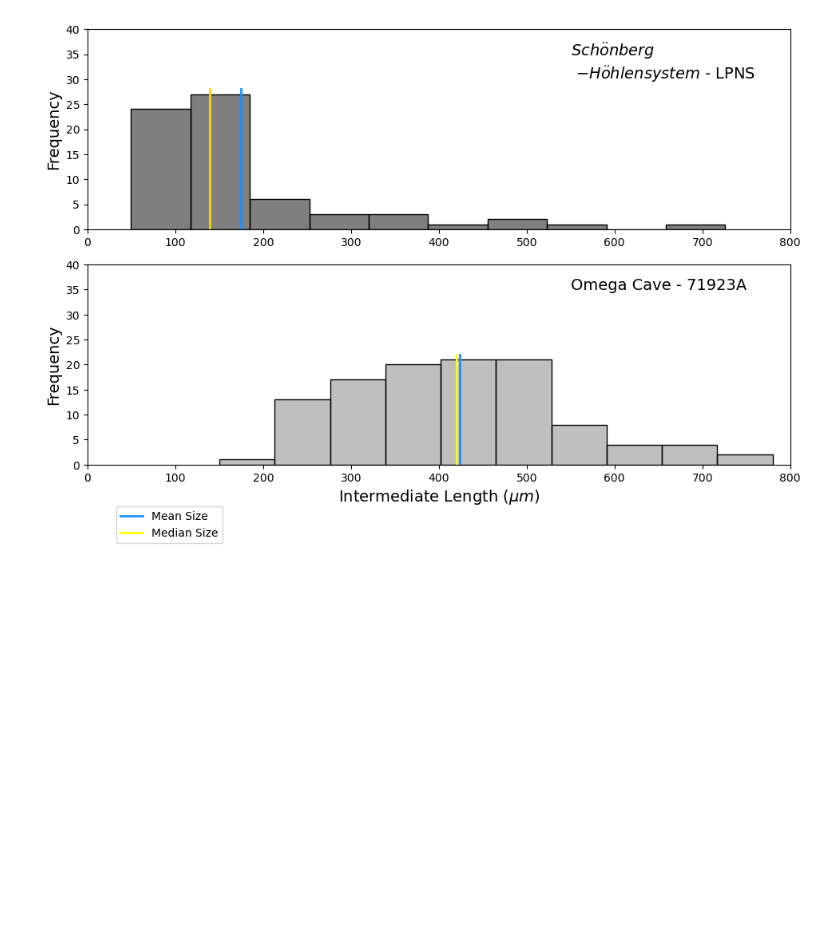
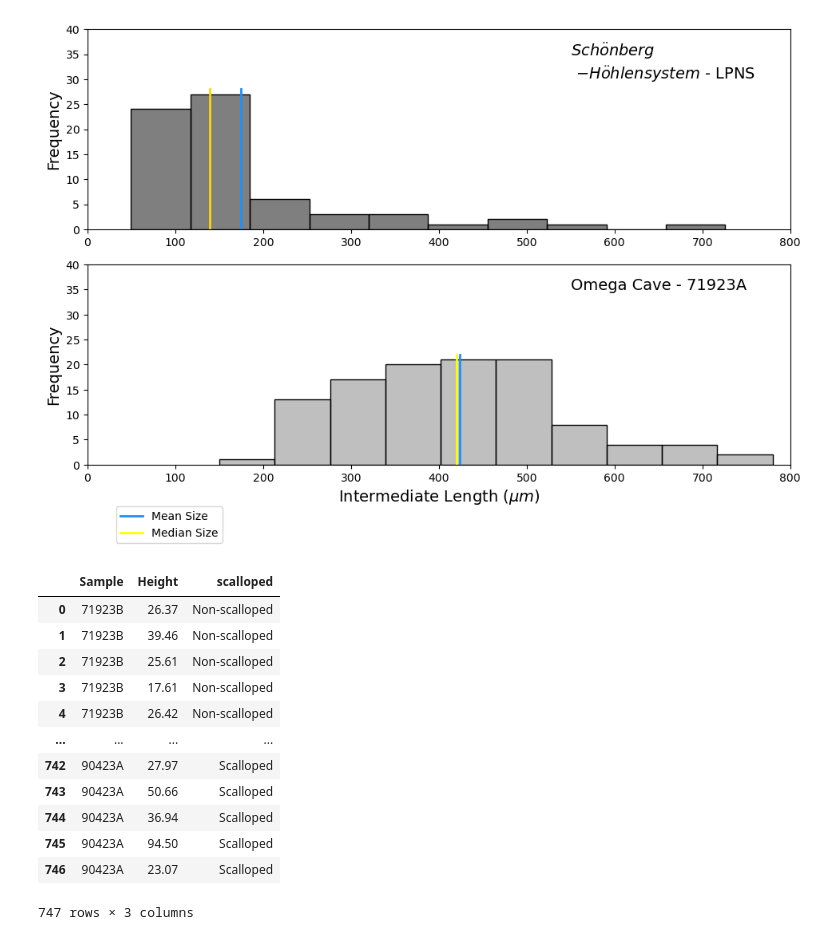
Before and after one commit to ethanoleson/Scallop_code, a Jupyter notebook: grain_size/grain_size.ipynb, the cells around one changed output. Drawn from its saved outputs; the diff is of its cells as text; code cells hidden in the pictures; blank space fills up the shorter version.

```diff
--- a/grain_size/grain_size.ipynb
+++ b/grain_size/grain_size.ipynb
@@ -339,3 +339,20 @@ plt.savefig('allochem_sizes_plate_3.png', dpi =600)
 plt.show()
 # %% [output]
 [figure]
+# %%
+violin_data = pd.read_csv('Oleson_grain_size_forViolin.csv')
+violin_data
+# %% [output]
+|  | Sample | Height | scalloped |
+| 0 | 71923B | 26.37 | Non-scalloped |
+| 1 | 71923B | 39.46 | Non-scalloped |
+| 2 | 71923B | 25.61 | Non-scalloped |
+| 3 | 71923B | 17.61 | Non-scalloped |
+| 4 | 71923B | 26.42 | Non-scalloped |
+| ... | ... | ... | ... |
+| 742 | 90423A | 27.97 | Scalloped |
+| 743 | 90423A | 50.66 | Scalloped |
+| 744 | 90423A | 36.94 | Scalloped |
+| 745 | 90423A | 94.50 | Scalloped |
+| 746 | 90423A | 23.07 | Scalloped |
+747 rows × 3 columns
```
Also changed, not shown: parts of 1 cell of this notebook, 3 other files.
